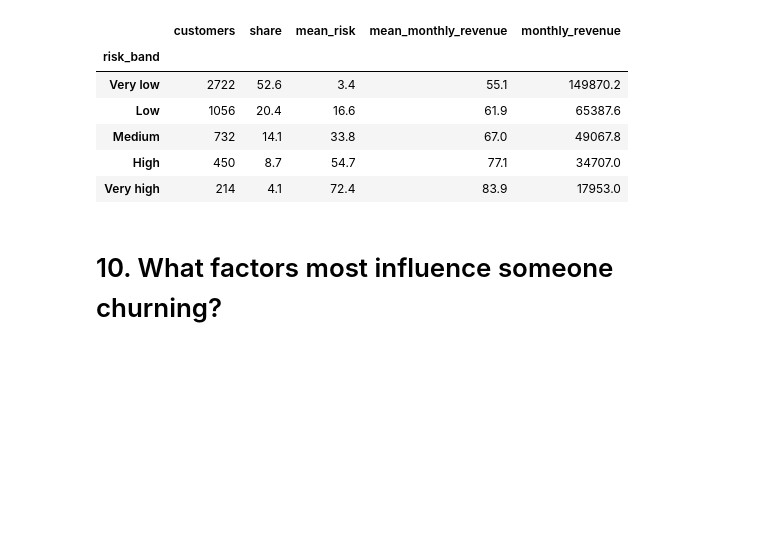
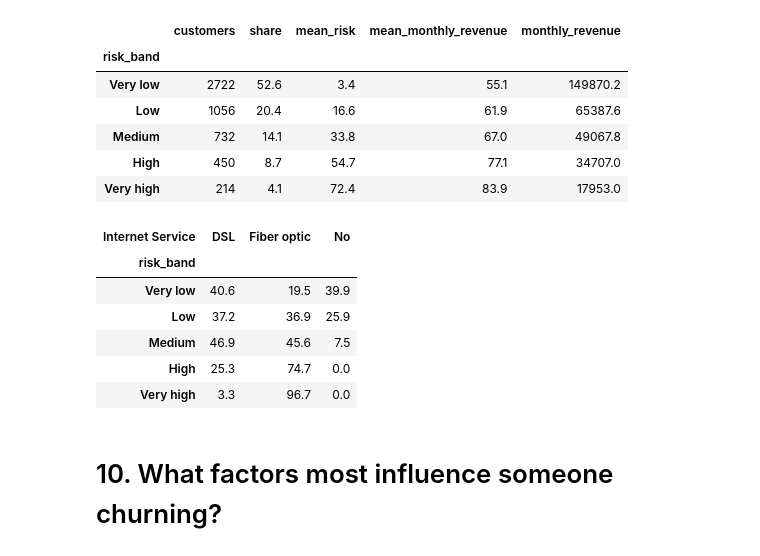
Before and after one commit to Bhumgara/df_swan_consulting, a Jupyter notebook: P7_EDA.ipynb, the cells around one changed output. Drawn from its saved outputs; the diff is of its cells as text; code cells hidden in the pictures; blank space fills up the shorter version.

```diff
--- a/P7_EDA.ipynb
+++ b/P7_EDA.ipynb
@@ -304,6 +319,20 @@ band_summary
 | Medium | 732 | 14.1 | 33.8 | 67.0 | 49067.8 |
 | High | 450 | 8.7 | 54.7 | 77.1 | 34707.0 |
 | Very high | 214 | 4.1 | 72.4 | 83.9 | 17953.0 |
+# %%
+band_by_service = pd.crosstab(
+    risk_register["risk_band"],
+    risk_register["Internet Service"],
+    normalize="index").mul(100).round(1)
+band_by_service
+# %% [output]
+| Internet Service | DSL | Fiber optic | No |
+| risk_band |  |  |  |
+| Very low | 40.6 | 19.5 | 39.9 |
+| Low | 37.2 | 36.9 | 25.9 |
+| Medium | 46.9 | 45.6 | 7.5 |
+| High | 25.3 | 74.7 | 0.0 |
+| Very high | 3.3 | 96.7 | 0.0 |
 # %% [markdown]
 # 10. What factors most influence someone churning?
 # %%
```
Also changed, not shown: parts of 2 cells of this notebook.
